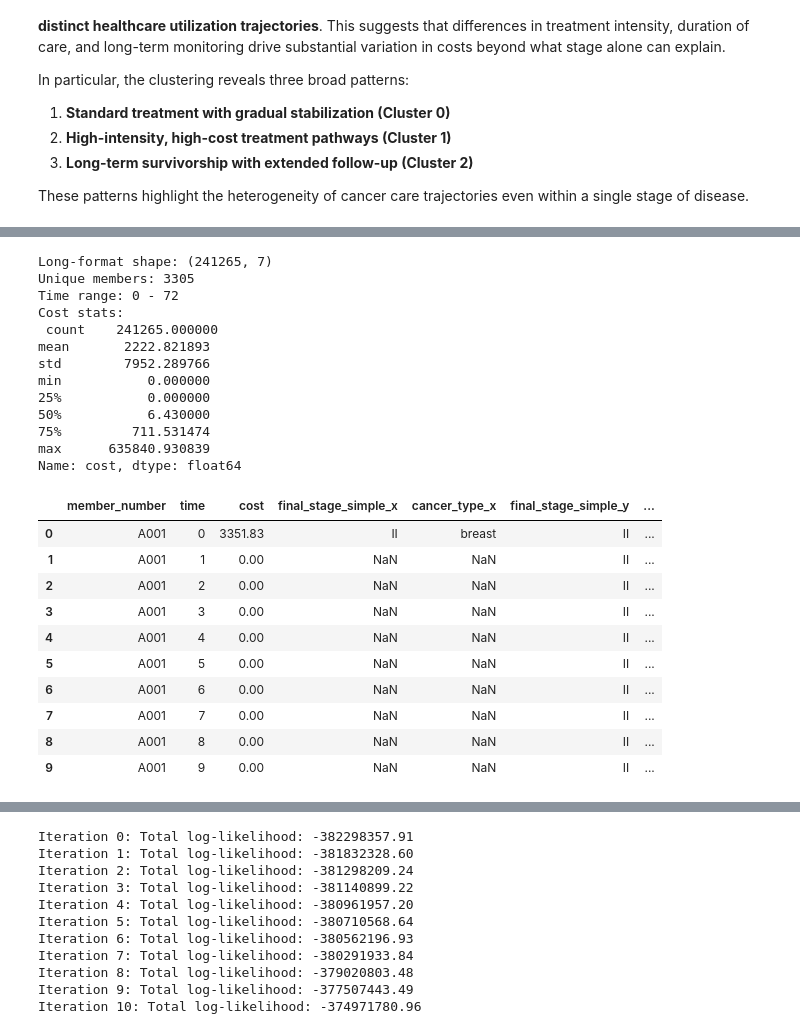
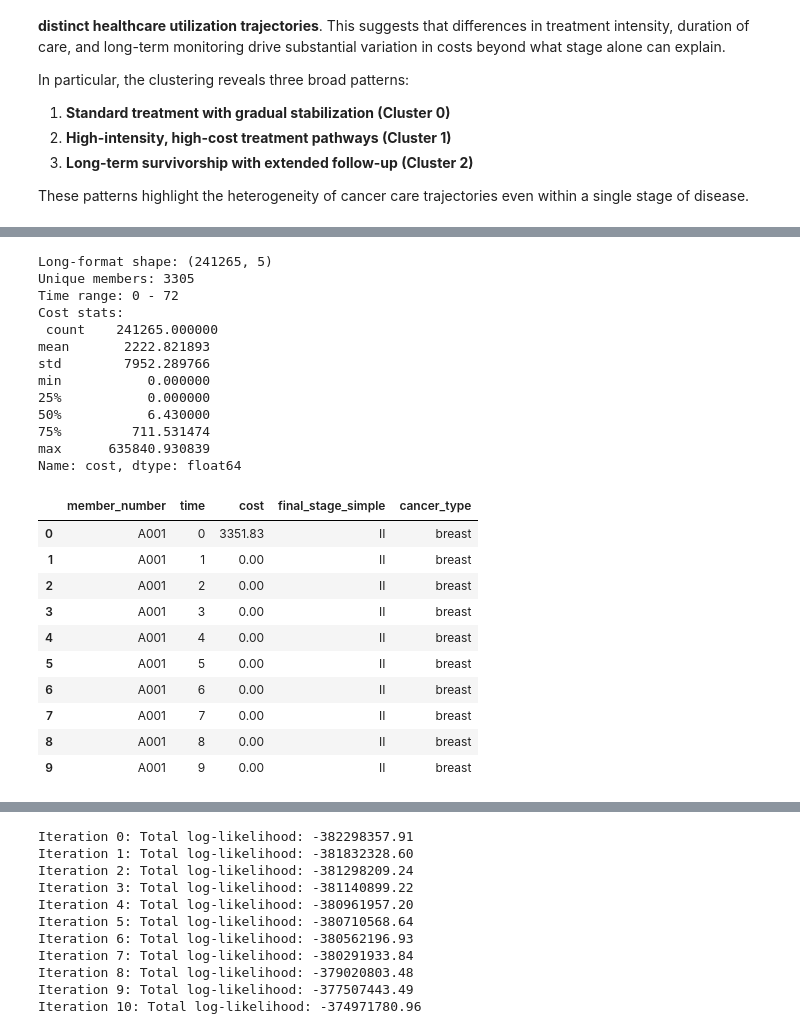
Before and after one commit to lucas-huynh/Cancer-Utilization-Highmark-Health, a Jupyter notebook: time_modeling.ipynb, the cells around one changed output, grey strips where cells are left out. Saved outputs shown, nothing was run; the diff lists cells and outputs as text; code cells hidden in the pictures.

```diff
--- a/time_modeling.ipynb
+++ b/time_modeling.ipynb
@@ -1352,12 +1446,7 @@ gbtm_long = (
     .reset_index()
 )
 
-# 4. Merge staging info for static covariates
-gbtm_long = gbtm_long.merge(
-    staging[['member_number', 'final_stage_simple', 'cancer_type']].drop_duplicates(), # prevent members with multiple staging records (but we have already cleaned it actually)
-    on='member_number',
-    how='left'
-)
+# 4. Do NOT merge staging here — we merge once after creating the full grid to avoid _x/_y duplicate columns
 
 # 5. Filter to reasonable time horizon (e.g., first 24 months = 72 periods of 30 days)
 max_period = 72  # ~72 months; covers ~1.5–3× mOS for BC/CRC/NSCLC (22–50 months)
@@ -1380,50 +1469,50 @@ gbtm_full = (
     .reset_index()
 )
 
-# Merge back stage/cancer_type for rows we have
+# Merge staging once (one row per member) — no _x/_y since gbtm_full has no overlapping column names
 gbtm_full = gbtm_full.merge(
     staging[['member_number', 'final_stage_simple', 'cancer_type']].drop_duplicates(),
     on='member_number',
     how='left'
 )
 
 # 8. Subset for modeling: restrict to patients with sufficient follow-up
 # e.g., at least 6 time periods (6 months) of data
 min_periods = 6
 member_counts = gbtm_long.groupby('member_number')['time'].nunique()
-valid_members = member_counts[member_counts >= min_periods].index
+valid_members = member_counts[member_counts >= min_periods].index # unique members with at least 6 time periods: 3305
 gbtm_model = gbtm_full[gbtm_full['member_number'].isin(valid_members)].copy()
 
 # Cost can be 0 or positive; use small epsilon for zeros to avoid log issues if needed
 gbtm_model['cost'] = gbtm_model['cost'].fillna(0)
 
 print("Long-format shape:", gbtm_model.shape)
 print("Unique members:", gbtm_model['member_number'].nunique())
 print("Time range:", gbtm_model['time'].min(), "-", gbtm_model['time'].max())
 print("Cost stats:\n", gbtm_model['cost'].describe())
 gbtm_model.head(10)
 # %% [output]
-Long-format shape: (241265, 7)
+Long-format shape: (241265, 5)
 Unique members: 3305
 Time range: 0 - 72
 Cost stats:
  count    241265.000000
 mean       2222.821893
 std        7952.289766
 min           0.000000
 25%           0.000000
 50%           6.430000
 75%         711.531474
 max      635840.930839
 Name: cost, dtype: float64
-|  | member_number | time | cost | final_stage_simple_x | cancer_type_x | final_stage_simple_y | ... |
-| 0 | A001 | 0 | 3351.83 | II | breast | II | ... |
-| 1 | A001 | 1 | 0.00 | NaN | NaN | II | ... |
-| 2 | A001 | 2 | 0.00 | NaN | NaN | II | ... |
-| 3 | A001 | 3 | 0.00 | NaN | NaN | II | ... |
-| 4 | A001 | 4 | 0.00 | NaN | NaN | II | ... |
-| 5 | A001 | 5 | 0.00 | NaN | NaN | II | ... |
-| 6 | A001 | 6 | 0.00 | NaN | NaN | II | ... |
-| 7 | A001 | 7 | 0.00 | NaN | NaN | II | ... |
-| 8 | A001 | 8 | 0.00 | NaN | NaN | II | ... |
-| 9 | A001 | 9 | 0.00 | NaN | NaN | II | ... |
+|  | member_number | time | cost | final_stage_simple | cancer_type |
+| 0 | A001 | 0 | 3351.83 | II | breast |
+| 1 | A001 | 1 | 0.00 | II | breast |
+| 2 | A001 | 2 | 0.00 | II | breast |
+| 3 | A001 | 3 | 0.00 | II | breast |
+| 4 | A001 | 4 | 0.00 | II | breast |
+| 5 | A001 | 5 | 0.00 | II | breast |
+| 6 | A001 | 6 | 0.00 | II | breast |
+| 7 | A001 | 7 | 0.00 | II | breast |
+| 8 | A001 | 8 | 0.00 | II | breast |
+| 9 | A001 | 9 | 0.00 | II | breast |
```
Also changed, not shown: parts of 46 cells of this notebook.
